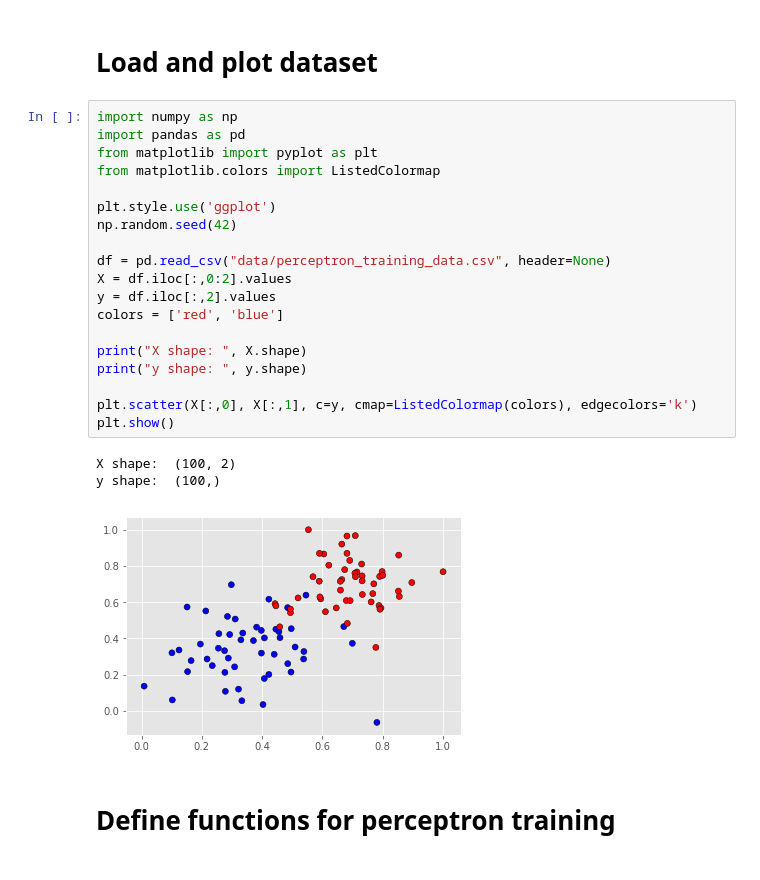
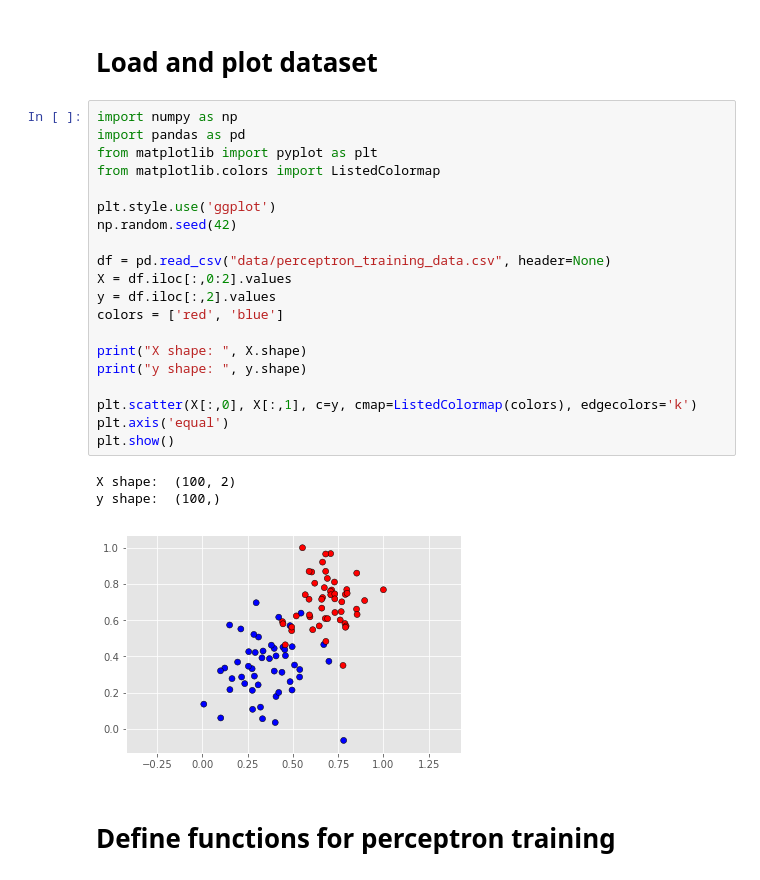
Before and after one commit to woo-chia-wei/udacity-machine-learning-engineer, a Jupyter notebook: 00_exercises/06_perceptron_algorithm.ipynb, the cells around one changed output. Saved outputs shown, nothing was run; the diff lists cells and outputs as text.

```diff
--- a/00_exercises/06_perceptron_algorithm.ipynb
+++ b/00_exercises/06_perceptron_algorithm.ipynb
@@ -3,26 +3,27 @@
 # %%
 import numpy as np
 import pandas as pd
 from matplotlib import pyplot as plt
 from matplotlib.colors import ListedColormap
 
 plt.style.use('ggplot')
 np.random.seed(42)
 
 df = pd.read_csv("data/perceptron_training_data.csv", header=None)
 X = df.iloc[:,0:2].values
 y = df.iloc[:,2].values
 colors = ['red', 'blue']
 
 print("X shape: ", X.shape)
 print("y shape: ", y.shape)
 
 plt.scatter(X[:,0], X[:,1], c=y, cmap=ListedColormap(colors), edgecolors='k')
+plt.axis('equal')
 plt.show()
 # %% [output]
 X shape:  (100, 2)
 y shape:  (100,)
-[figure, old version]
+[figure, new version]
 # %% [markdown]
 # Define functions for perceptron training
 # %%
```
Also changed, not shown: parts of 1 cell of this notebook.
